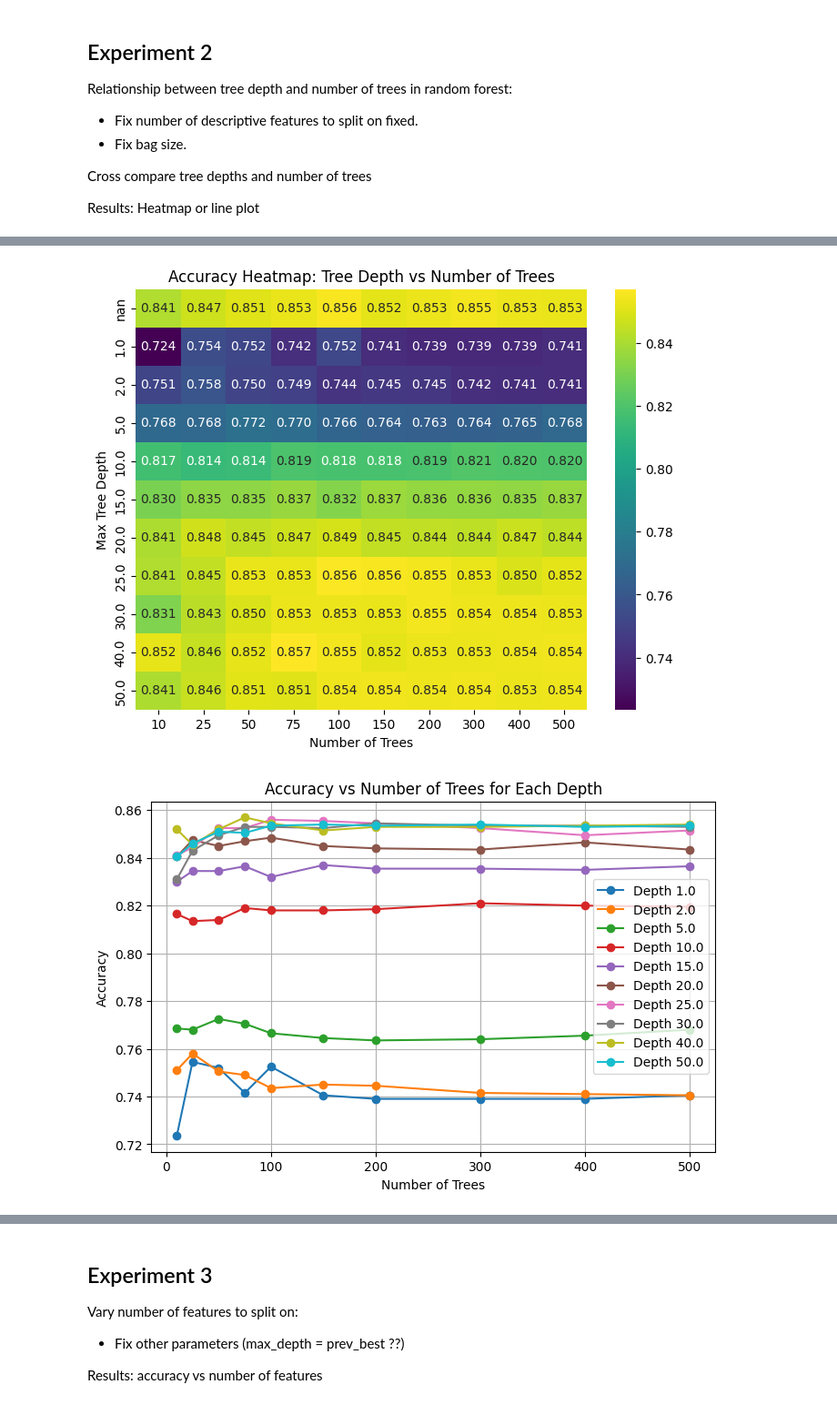
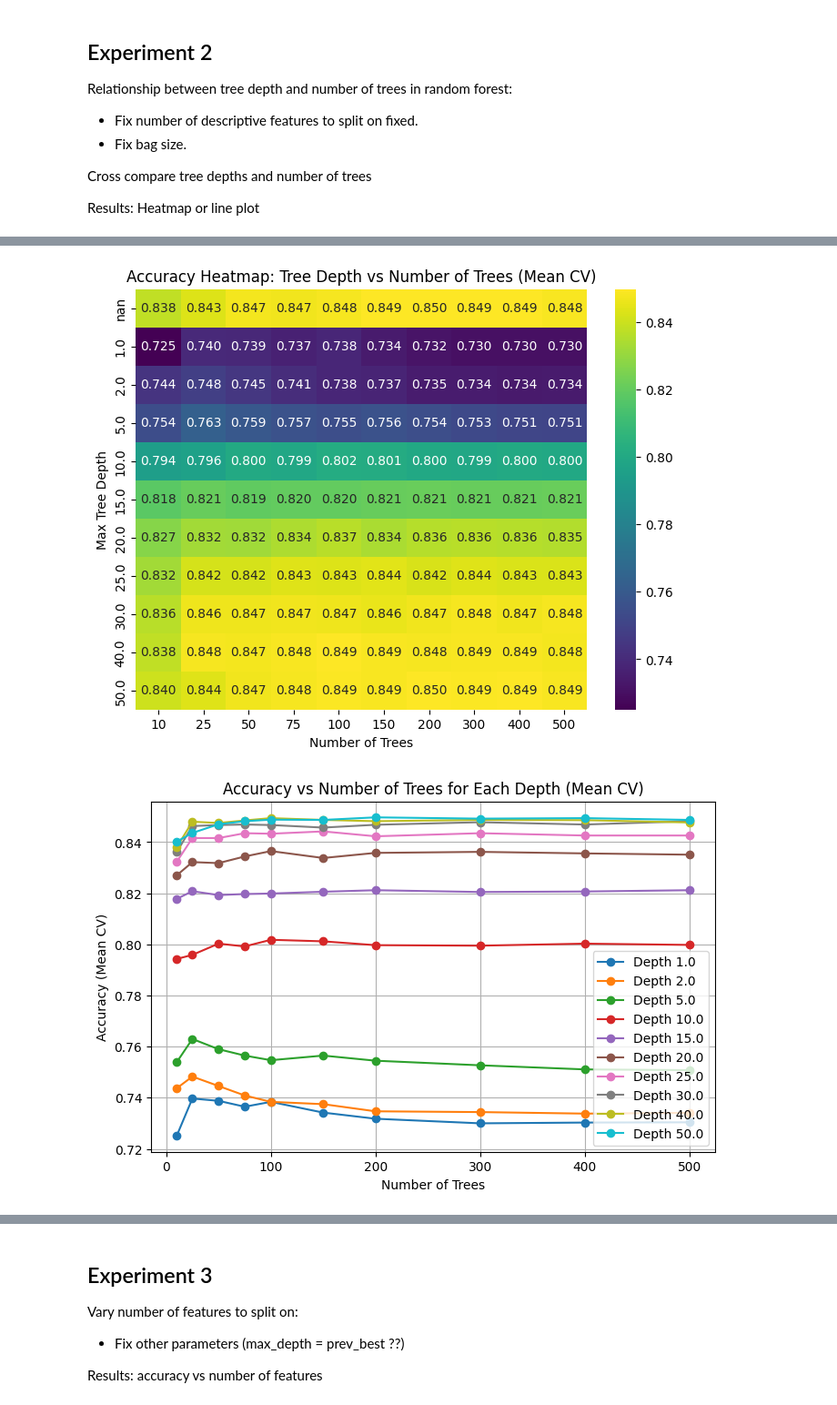
Before and after one commit to TasheelGovender/ML_assignment_4, a Jupyter notebook: src/assignment.ipynb, the cells around one changed output, grey strips where cells are left out. Shown at 91% size. Saved outputs shown, nothing was run; the diff lists cells and outputs as text; code cells hidden in the pictures.

```diff
--- a/src/assignment.ipynb
+++ b/src/assignment.ipynb
@@ -164,26 +171,21 @@ adult_df = adult_df.dropna(subset=['target'])
 # Optional: sample for speed
 adult_df_sampled = adult_df.sample(n=10000, random_state=42)
 
-# Split into features/target
+# Prepare features and target for CV
 adult_features = adult_df_sampled.drop('target', axis=1)
-adult_target = adult_df_sampled['target']
-
-X_train_adult, X_test_adult, y_train_adult, y_test_adult = train_test_split(
-    adult_features, adult_target, test_size=0.2, random_state=42, stratify=adult_target
-)
+adult_target = adult_df_sampled['target'].values
 
 # Identify columns
-categorical_cols = X_train_adult.select_dtypes(include=['object', 'category']).columns
-numerical_cols = X_train_adult.select_dtypes(include=['number']).columns
+categorical_cols = adult_features.select_dtypes(include=['object', 'category']).columns
+numerical_cols = adult_features.select_dtypes(include=['number']).columns
 
 adult_preprocessor = ColumnTransformer([
     ('num', StandardScaler(), numerical_cols),
     ('cat', OneHotEncoder(handle_unknown='ignore'), categorical_cols)
 ])
 
-# Fit only on training data
-X_train_adult_processed = adult_preprocessor.fit_transform(X_train_adult)
-X_test_adult_processed = adult_preprocessor.transform(X_test_adult)
+# Fit and transform on the full sampled data
+X_adult_processed = adult_preprocessor.fit_transform(adult_features)
 # %%
 # Pre-process MNIST dataset
 
@@ -389,17 +403,16 @@ def visualize_depth_vs_n_estimators_results(filename):
     with open(filename, 'r') as f:
         metrics = json.load(f)
 
-    # Prepare data for heatmap and line plot
     import pandas as pd
     df = pd.DataFrame(metrics)
     df['max_depth'] = df['max_depth'].replace('None', None)
     df['max_depth'] = df['max_depth'].apply(lambda x: int(x) if x is not None else None)
 
-    # Pivot for heatmap
-    heatmap_data = df.pivot(index='max_depth', columns='n_estimators', values='accuracy')
+    # Use mean accuracy from CV
+    heatmap_data = df.pivot(index='max_depth', columns='n_estimators', values='accuracy_mean')
     plt.figure(figsize=(8, 6))
     sns.heatmap(heatmap_data, annot=True, fmt=".3f", cmap="viridis")
-    plt.title("Accuracy Heatmap: Tree Depth vs Number of Trees")
+    plt.title("Accuracy Heatmap: Tree Depth vs Number of Trees (Mean CV)")
     plt.xlabel("Number of Trees")
     plt.ylabel("Max Tree Depth")
     plt.show()
@@ -408,20 +421,21 @@ def visualize_depth_vs_n_estimators_results(filename):
     plt.figure(figsize=(8, 5))
     for depth in sorted(df['max_depth'].dropna().unique()):
         subset = df[df['max_depth'] == depth]
-        plt.plot(subset['n_estimators'], subset['accuracy'], marker='o', label=f'Depth {depth}')
+        plt.plot(subset['n_estimators'], subset['accuracy_mean'], marker='o', label=f'Depth {depth}')
     if None in df['max_depth'].values:
         subset = df[df['max_depth'].isnull()]
-        plt.plot(subset['n_estimators'], subset['accuracy'], marker='o', label='Depth None')
+        plt.plot(subset['n_estimators'], subset['accuracy_mean'], marker='o', label='Depth None')
     plt.xlabel('Number of Trees')
-    plt.ylabel('Accuracy')
-    plt.title('Accuracy vs Number of Trees for Each Depth')
+    plt.ylabel('Accuracy (Mean CV)')
+    plt.title('Accuracy vs Number of Trees for Each Depth (Mean CV)')
     plt.legend()
     plt.grid(True)
     plt.show()
 
-    # Confusion matrix for best model
-    best = max(metrics, key=lambda m: m['accuracy'])
-    cm = np.array(best['confusion_matrix'])
+    # Confusion matrix for best model (highest mean accuracy)
+    best = max(metrics, key=lambda m: m['accuracy_mean'])
+    # Use the first confusion matrix from CV folds
+    cm = np.array(best['confusion_matrices'][0])
     plt.figure(figsize=(6, 5))
     sns.heatmap(cm, annot=True, fmt="d", cmap="Blues")
     plt.title(f"Confusion Matrix (Best Model)\nDepth: {best['max_depth']}, Trees: {best['n_estimators']}")
@@ -514,7 +542,7 @@ Metrics saved to experiment_2/rf_depth_vs_n_estimators__wine__20251018-172611.js
 # %%
 # Adult Income experiment
 adult_adult_metrics, adult_filename = run_depth_vs_n_estimators_experiment(
-    X_train_adult_processed, X_test_adult_processed, y_train_adult, y_test_adult,
+    X_adult_processed, adult_target,
     dataset_name='adult_income'
 )
 
@@ -540,2 +568,2 @@ Metrics saved to experiment_2/rf_depth_vs_n_estimators__adult_income__20251018-1
-[figure, old version]
+[figure, new version]
-[figure, old version]
+[figure, new version]
```
Also changed, not shown: parts of 15 cells of this notebook, 8 other files.
